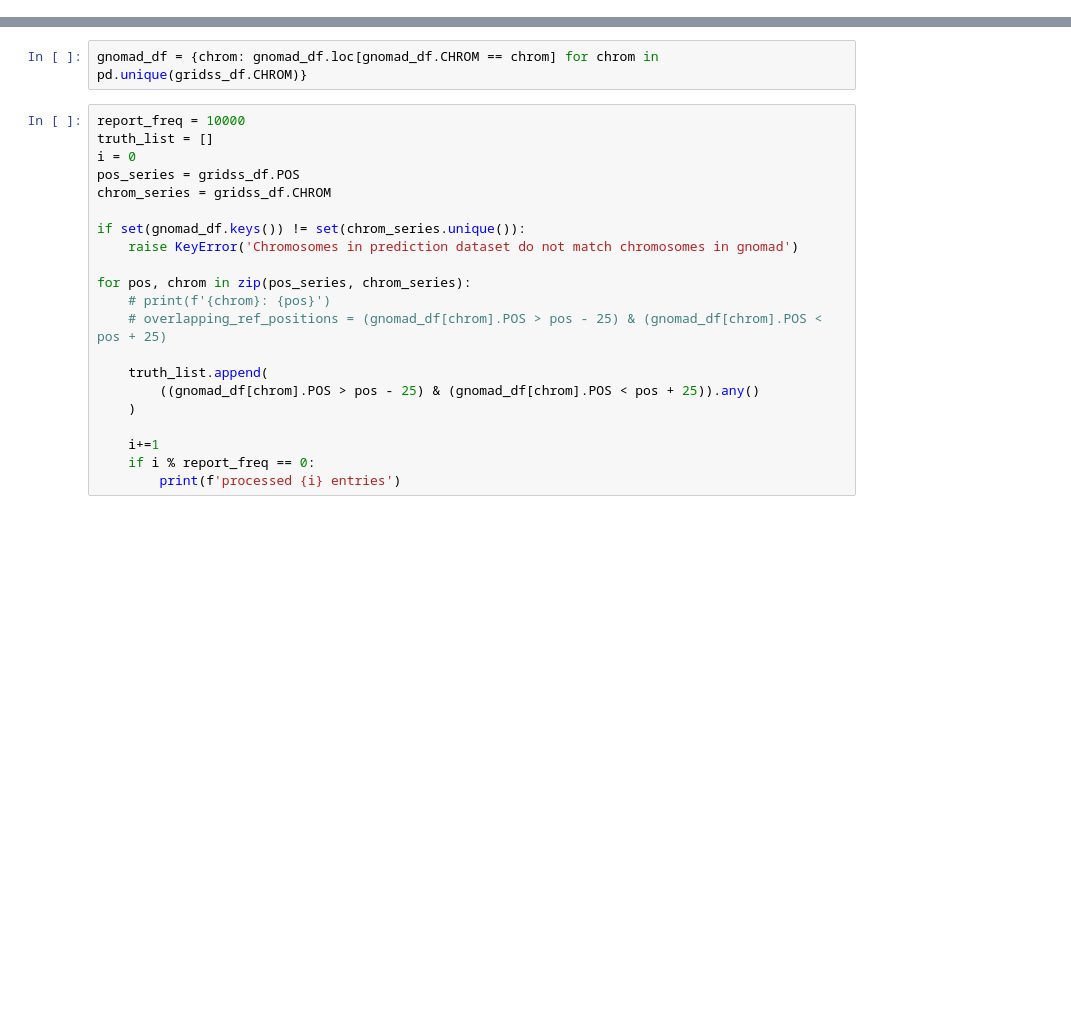
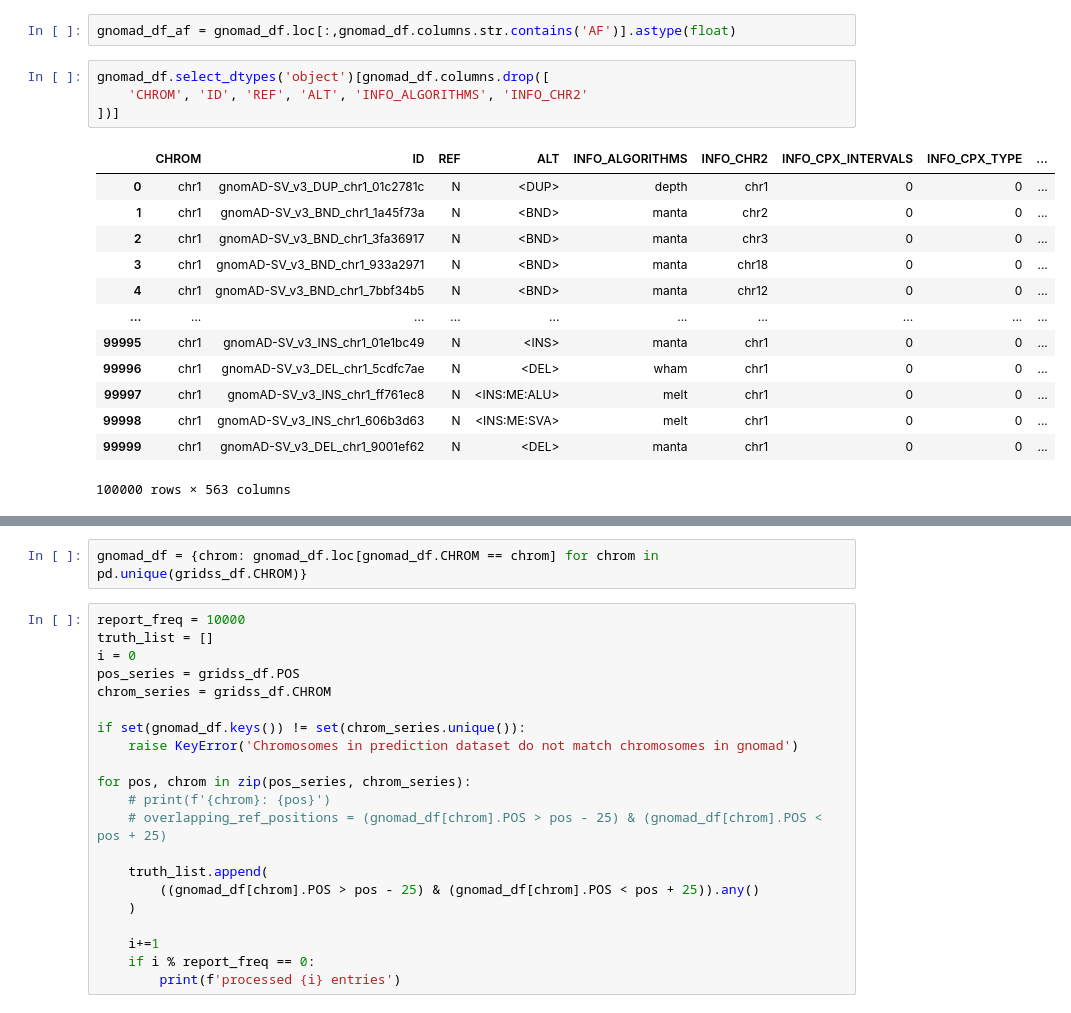
Before and after one commit to Vsshikov/SVEnsemble2, a Jupyter notebook: vcf_parsing/scripts/python/VCF_parser.0.2.ipynb, the cells around one changed output, grey strips where cells are left out. Saved outputs shown, nothing was run; the diff lists cells and outputs as text; blank space fills up the shorter version.

```diff
--- a/vcf_parsing/scripts/python/VCF_parser.0.2.ipynb
+++ b/vcf_parsing/scripts/python/VCF_parser.0.2.ipynb
@@ -268,0 +469,20 @@ array(['chr1'], dtype=object)
+# %%
+gnomad_df_af = gnomad_df.loc[:,gnomad_df.columns.str.contains('AF')].astype(float)
+# %%
+gnomad_df.select_dtypes('object')[gnomad_df.columns.drop([
+    'CHROM', 'ID', 'REF', 'ALT', 'INFO_ALGORITHMS', 'INFO_CHR2'
+])]
+# %% [output]
+|  | CHROM | ID | REF | ALT | INFO_ALGORITHMS | INFO_CHR2 | INFO_CPX_INTERVALS | INFO_CPX_TYPE | ... |
+| 0 | chr1 | gnomAD-SV_v3_DUP_chr1_01c2781c | N | <DUP> | depth | chr1 | 0 | 0 | ... |
+| 1 | chr1 | gnomAD-SV_v3_BND_chr1_1a45f73a | N | <BND> | manta | chr2 | 0 | 0 | ... |
+| 2 | chr1 | gnomAD-SV_v3_BND_chr1_3fa36917 | N | <BND> | manta | chr3 | 0 | 0 | ... |
+| 3 | chr1 | gnomAD-SV_v3_BND_chr1_933a2971 | N | <BND> | manta | chr18 | 0 | 0 | ... |
+| 4 | chr1 | gnomAD-SV_v3_BND_chr1_7bbf34b5 | N | <BND> | manta | chr12 | 0 | 0 | ... |
+| ... | ... | ... | ... | ... | ... | ... | ... | ... | ... |
+| 99995 | chr1 | gnomAD-SV_v3_INS_chr1_01e1bc49 | N | <INS> | manta | chr1 | 0 | 0 | ... |
+| 99996 | chr1 | gnomAD-SV_v3_DEL_chr1_5cdfc7ae | N | <DEL> | wham | chr1 | 0 | 0 | ... |
+| 99997 | chr1 | gnomAD-SV_v3_INS_chr1_ff761ec8 | N | <INS:ME:ALU> | melt | chr1 | 0 | 0 | ... |
+| 99998 | chr1 | gnomAD-SV_v3_INS_chr1_606b3d63 | N | <INS:ME:SVA> | melt | chr1 | 0 | 0 | ... |
+| 99999 | chr1 | gnomAD-SV_v3_DEL_chr1_9001ef62 | N | <DEL> | manta | chr1 | 0 | 0 | ... |
+100000 rows × 563 columns
```
Also changed, not shown: parts of 21 cells of this notebook, 8 other files.
